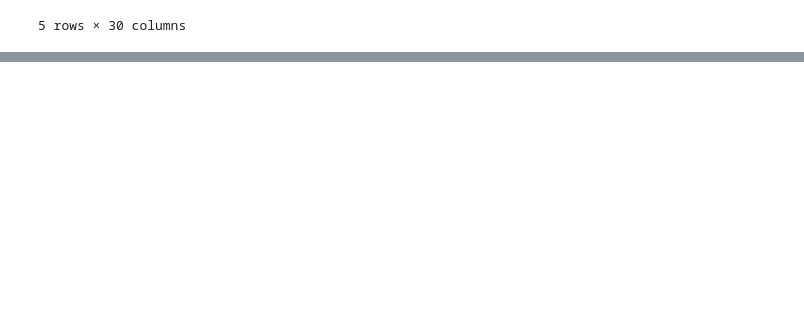
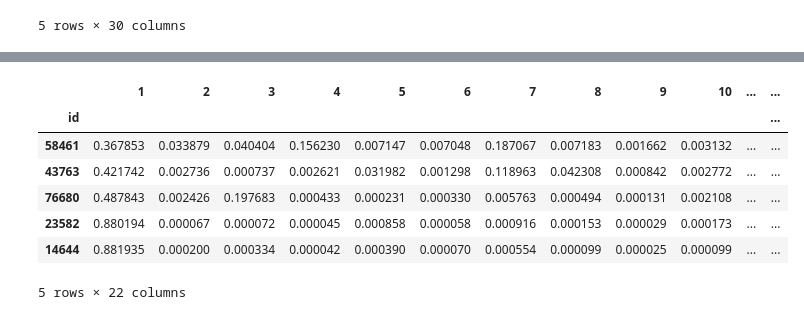
Before and after one commit to bgrdessislava/Campyjejuni_gyrA, a Jupyter notebook: Non_r/Combining_10359_isolate_metadata_coreMLSTvalues.ipynb, the cells around one changed output, grey strips where cells are left out. Saved outputs shown, nothing was run; the diff lists cells and outputs as text; code cells hidden in the pictures; blank space fills up the shorter version.

```diff
--- a/Non_r/Combining_10359_isolate_metadata_coreMLSTvalues.ipynb
+++ b/Non_r/Combining_10359_isolate_metadata_coreMLSTvalues.ipynb
@@ -40,5 +40,8 @@ df_MLST_Meta.head()
 | 3 | 2672 | H140940808 | NaN | UK [England] | Europe | Cumbria and Lancashire | 2014.0 | 2.0 | 2014-02-26 | ... |
 | 4 | 5858 | OXC1 | F73024; Hn_1; WTCHG_556540_222168 | UK [England] | Europe | Oxfordshire | 2003.0 | 9.0 | NaN | ... |
 5 rows × 30 columns
+# %%
+df_prediction_test_combined = pd.read_csv(
+    "../../Data/10359_train_test_combined.csv")[['fullNG-20','id']]
 # %%
 df_combined = pd.merge(df_coreMLST, df_MLST_Meta, left_on='id', right_on = 'id', how='outer')
@@ -54,0 +128,11 @@ df_combined.to_excel('../../Data/10359_coreMLST_metadata_MLST_combined.xlsx')
+# %%
+probabilities.head()
+# %% [output]
+|  | 1 | 2 | 3 | 4 | 5 | 6 | 7 | 8 | 9 | 10 | ... | ... |
+| id |  |  |  |  |  |  |  |  |  |  |  | ... |
+| 58461 | 0.367853 | 0.033879 | 0.040404 | 0.156230 | 0.007147 | 0.007048 | 0.187067 | 0.007183 | 0.001662 | 0.003132 | ... | ... |
+| 43763 | 0.421742 | 0.002736 | 0.000737 | 0.002621 | 0.031982 | 0.001298 | 0.118963 | 0.042308 | 0.000842 | 0.002772 | ... | ... |
+| 76680 | 0.487843 | 0.002426 | 0.197683 | 0.000433 | 0.000231 | 0.000330 | 0.005763 | 0.000494 | 0.000131 | 0.002108 | ... | ... |
+| 23582 | 0.880194 | 0.000067 | 0.000072 | 0.000045 | 0.000858 | 0.000058 | 0.000916 | 0.000153 | 0.000029 | 0.000173 | ... | ... |
+| 14644 | 0.881935 | 0.000200 | 0.000334 | 0.000042 | 0.000390 | 0.000070 | 0.000554 | 0.000099 | 0.000025 | 0.000099 | ... | ... |
+5 rows × 22 columns
```
Also changed, not shown: parts of 26 cells of this notebook, 2 other files.
